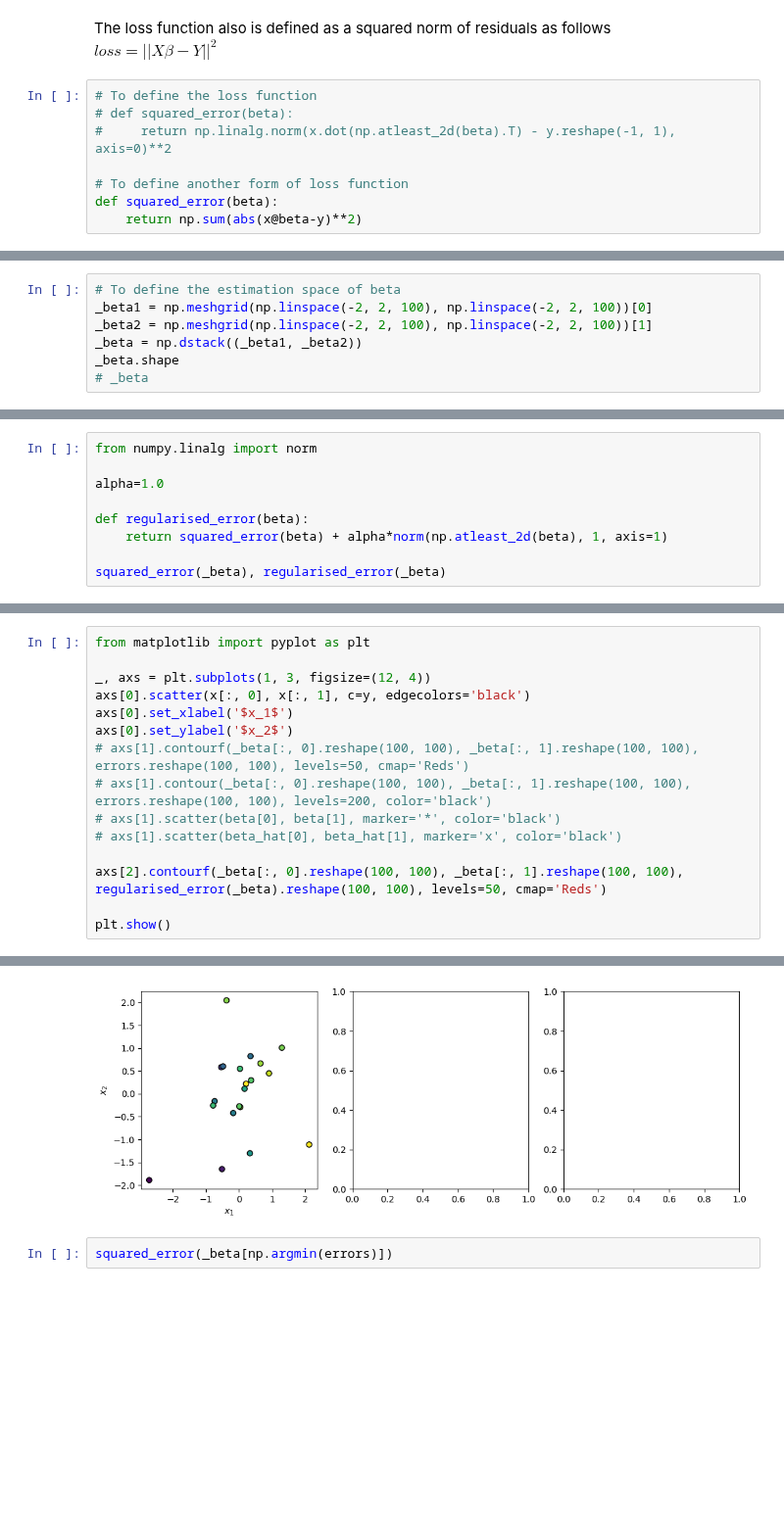
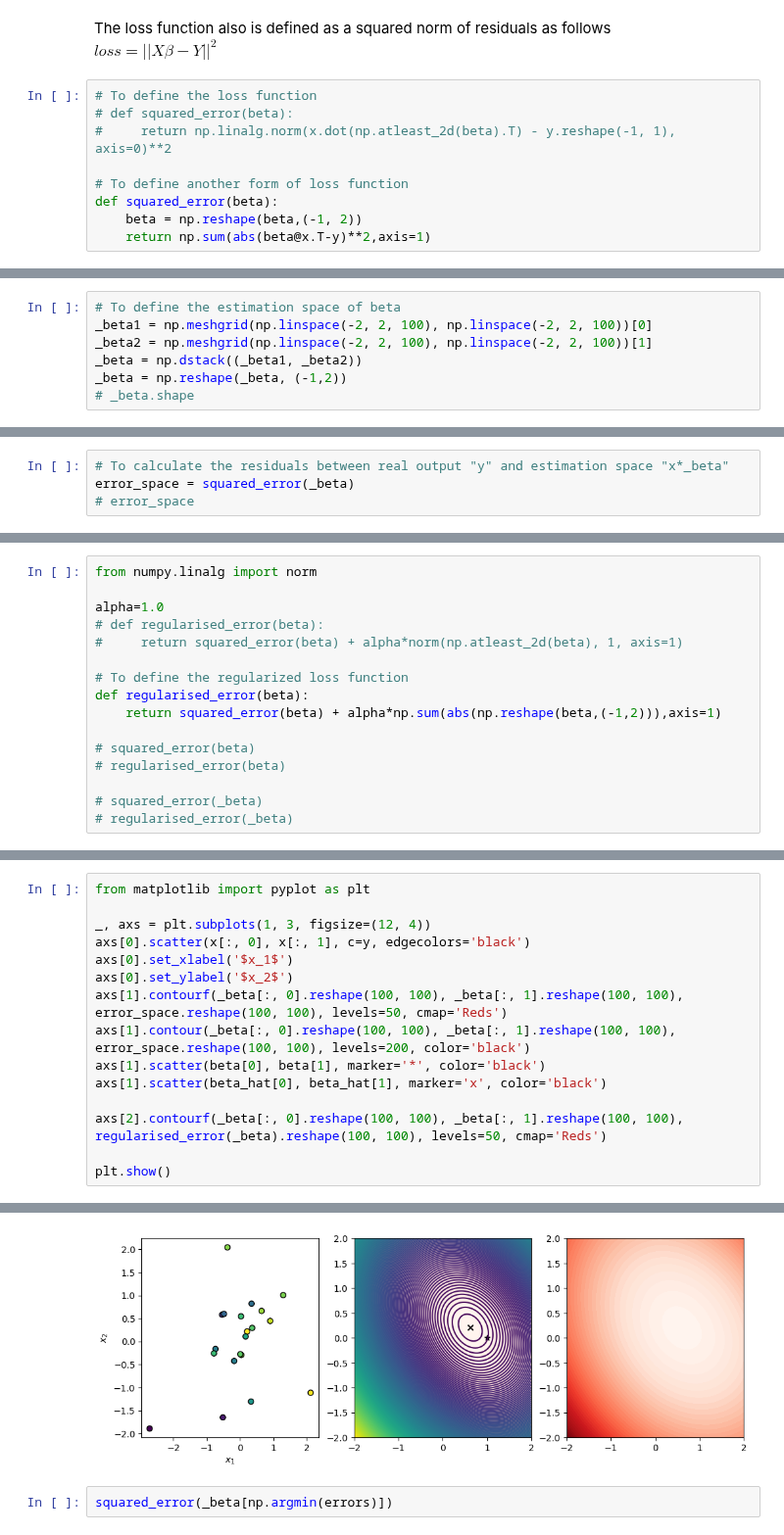
Before and after one commit to shahrzaddii/https---github.com-shahrzaddii-Sparsity, a Jupyter notebook: sparsity.ipynb, the cells around one changed output, grey strips where cells are left out. Shown at 98% size. Saved outputs shown, nothing was run; the diff lists cells and outputs as text; blank space fills up the shorter version.

```diff
--- a/sparsity.ipynb
+++ b/sparsity.ipynb
@@ -41,6 +41,7 @@ $loss=\vert\vert X\beta - Y\vert\vert ^2$
 
 # To define another form of loss function
 def squared_error(beta):
-    return np.sum(abs(x@beta-y)**2)
+    beta = np.reshape(beta,(-1, 2))
+    return np.sum(abs(beta@x.T-y)**2,axis=1)
 # %%
 # To check the loss function
@@ -52,6 +56,6 @@ Then we define a space of 2 dimensions for all probable $\beta$  and calculate t
 _beta1 = np.meshgrid(np.linspace(-2, 2, 100), np.linspace(-2, 2, 100))[0]
 _beta2 = np.meshgrid(np.linspace(-2, 2, 100), np.linspace(-2, 2, 100))[1]
 _beta = np.dstack((_beta1, _beta2))
-_beta.shape
-# _beta
+_beta = np.reshape(_beta, (-1,2))
+# _beta.shape
 # %% [output]
@@ -62,0 +63,4 @@ ValueError: shapes (20,2) and (2,100,100) not aligned: 2 (dim 1) != 100 (dim 1)
+# %%
+# To calculate the residuals between real output "y" and estimation space "x*_beta"
+error_space = squared_error(_beta)
+# error_space
@@ -69,8 +83,15 @@ array([0.62441303, 0.20780253])
 from numpy.linalg import norm
 
 alpha=1.0
+# def regularised_error(beta):
+#     return squared_error(beta) + alpha*norm(np.atleast_2d(beta), 1, axis=1)
 
+# To define the regularized loss function
 def regularised_error(beta):
-    return squared_error(beta) + alpha*norm(np.atleast_2d(beta), 1, axis=1)
+    return squared_error(beta) + alpha*np.sum(abs(np.reshape(beta,(-1,2))),axis=1)
 
-squared_error(_beta), regularised_error(_beta)
+# squared_error(beta)
+# regularised_error(beta)
+
+# squared_error(_beta)
+# regularised_error(_beta)
@@ -86,10 +102,10 @@ _, axs = plt.subplots(1, 3, figsize=(12, 4))
 axs[0].scatter(x[:, 0], x[:, 1], c=y, edgecolors='black')
 axs[0].set_xlabel('$x_1$')
 axs[0].set_ylabel('$x_2$')
-# axs[1].contourf(_beta[:, 0].reshape(100, 100), _beta[:, 1].reshape(100, 100), errors.reshape(100, 100), levels=50, cmap='Reds')
-# axs[1].contour(_beta[:, 0].reshape(100, 100), _beta[:, 1].reshape(100, 100), errors.reshape(100, 100), levels=200, color='black')
-# axs[1].scatter(beta[0], beta[1], marker='*', color='black')
-# axs[1].scatter(beta_hat[0], beta_hat[1], marker='x', color='black')
+axs[1].contourf(_beta[:, 0].reshape(100, 100), _beta[:, 1].reshape(100, 100), error_space.reshape(100, 100), levels=50, cmap='Reds')
+axs[1].contour(_beta[:, 0].reshape(100, 100), _beta[:, 1].reshape(100, 100), error_space.reshape(100, 100), levels=200, color='black')
+axs[1].scatter(beta[0], beta[1], marker='*', color='black')
+axs[1].scatter(beta_hat[0], beta_hat[1], marker='x', color='black')
 
 axs[2].contourf(_beta[:, 0].reshape(100, 100), _beta[:, 1].reshape(100, 100), regularised_error(_beta).reshape(100, 100), levels=50, cmap='Reds')
 
@@ -99,4 +114,4 @@ ValueError: cannot reshape array of size 200 into shape (100,100)
-[figure, old version]
+[figure, new version]
 # %%
 squared_error(_beta[np.argmin(errors)])
 # %% [output]
```
Also changed, not shown: parts of 10 cells of this notebook.
